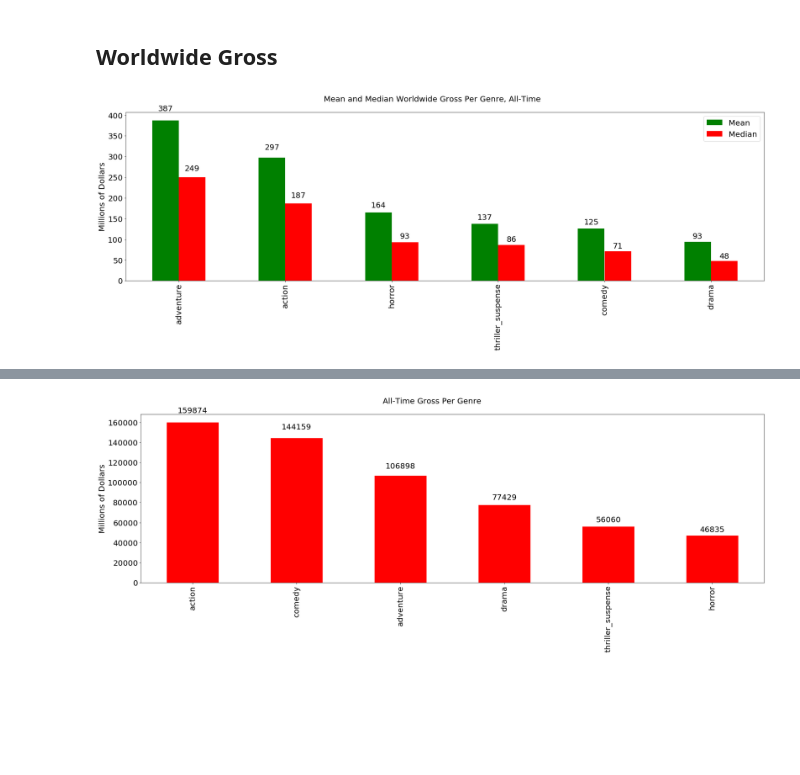
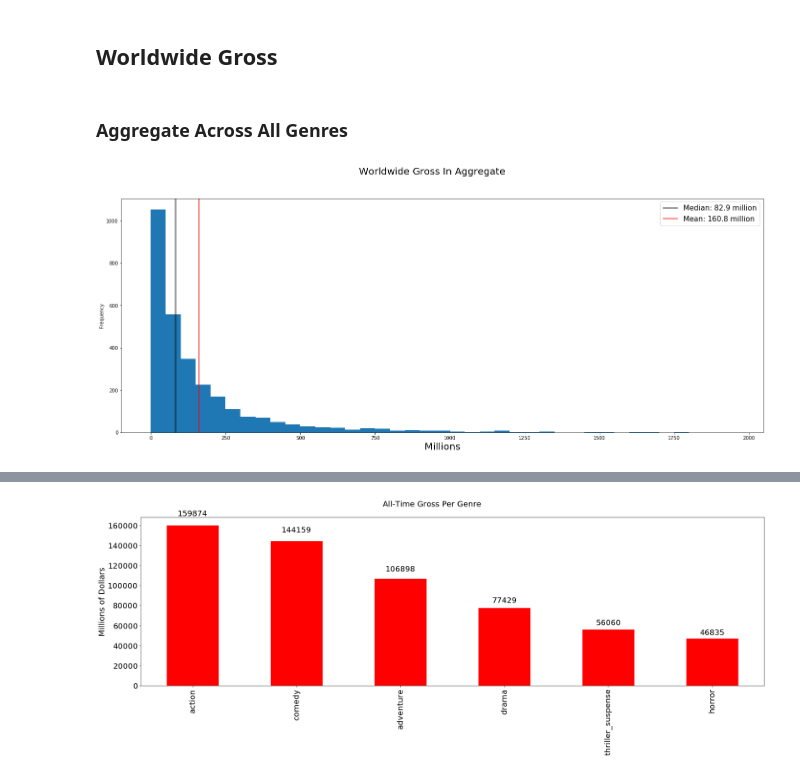
Before and after one commit to contrecc/box_office, a Jupyter notebook: Worldwide.ipynb, the cells around one changed output, grey strips where cells are left out. Cells and saved outputs as stored; diff of their text form; code cells hidden in the pictures; blank space fills up the shorter version.

```diff
--- a/Worldwide.ipynb
+++ b/Worldwide.ipynb
@@ -396,23 +401,2 @@ data.groupby('release_decade').sum().plot.bar(y=['adventure', 'action', 'drama',
 # %% [markdown]
 ## Worldwide Gross
-# %%
-figure, axis = plt.subplots(nrows=1, ncols=1, figsize=(24, 9))
-figure.suptitle('Mean and Median Worldwide Gross Per Genre, All-Time', fontsize=20, y=1.02)
-
-summary.sort_values('avg_gross', ascending=False, inplace=True)
-
-
-axis.plot(summary[['avg_gross', 'median_gross']])
-
-
-
-summary.plot(y=['avg_gross', 'median_gross'], kind='bar', ax=axis, color=colors[1:3], legend=True)
-axis.set_ylabel('Millions of Dollars', fontsize=20)
-axis.set_xlabel('')
-axis.tick_params(labelsize=20)
-axis.legend(['Mean', 'Median'], fontsize=20)
-autolabel(axis)
-
-plt.tight_layout()
-# %% [output]
-[figure, removed]
@@ -418,0 +441,13 @@ plt.tight_layout()
+# %% [markdown]
+### Aggregate Across All Genres
+# %%
+figure, axis = plt.subplots(nrows=1, ncols=1, figsize=(24,9))
+figure.suptitle('Worldwide Gross In Aggregate', fontsize=20)
+
+(data['worldwide_adj'] / 1000000).plot.hist(range(0, 2000, 50), ax=axis);
+axis.set_xlabel('Millions', fontsize=20);
+axis.axvline(data['worldwide_adj'].median() / 1000000, color='k')
+axis.axvline(data['worldwide_adj'].mean() / 1000000, color='r')
+axis.legend(['Median: {:.1f} million'.format(data['worldwide_adj'].median() / 1000000), 'Mean: {:.1f} million'.format(data['worldwide_adj'].mean() / 1000000)], fontsize=15);
+# %% [output]
+[figure, added]
```
Also changed, not shown: parts of 72 cells of this notebook.
